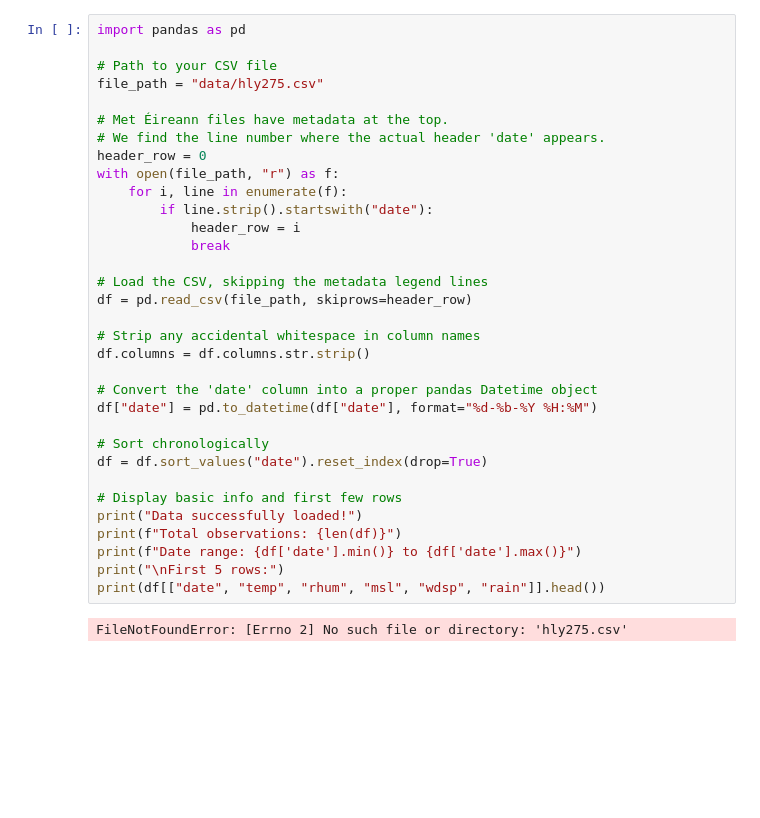
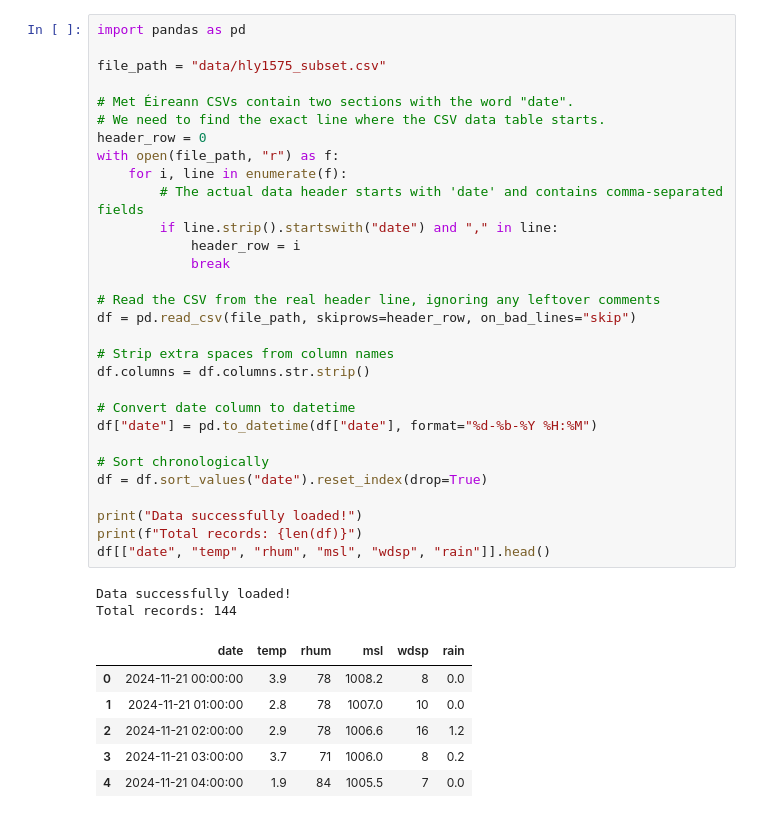
Before and after one commit to srajesh2712/pgr, a Jupyter notebook: ACM41070-Physical_Meteorology_Climate/code/analyse.ipynb, the cells around one changed output. Saved outputs shown, nothing was run; the diff lists cells and outputs as text; blank space fills up the shorter version.

```diff
--- a/ACM41070-Physical_Meteorology_Climate/code/analyse.ipynb
+++ b/ACM41070-Physical_Meteorology_Climate/code/analyse.ipynb
@@ -1,35 +1,39 @@
 # %%
 import pandas as pd
 
-# Path to your CSV file
-file_path = "data/hly275.csv"
+file_path = "data/hly1575_subset.csv"
 
-# Met Éireann files have metadata at the top.
-# We find the line number where the actual header 'date' appears.
+# Met Éireann CSVs contain two sections with the word "date".
+# We need to find the exact line where the CSV data table starts.
 header_row = 0
 with open(file_path, "r") as f:
     for i, line in enumerate(f):
-        if line.strip().startswith("date"):
+        # The actual data header starts with 'date' and contains comma-separated fields
+        if line.strip().startswith("date") and "," in line:
             header_row = i
             break
 
-# Load the CSV, skipping the metadata legend lines
-df = pd.read_csv(file_path, skiprows=header_row)
+# Read the CSV from the real header line, ignoring any leftover comments
+df = pd.read_csv(file_path, skiprows=header_row, on_bad_lines="skip")
 
-# Strip any accidental whitespace in column names
+# Strip extra spaces from column names
 df.columns = df.columns.str.strip()
 
-# Convert the 'date' column into a proper pandas Datetime object
+# Convert date column to datetime
 df["date"] = pd.to_datetime(df["date"], format="%d-%b-%Y %H:%M")
 
 # Sort chronologically
 df = df.sort_values("date").reset_index(drop=True)
 
-# Display basic info and first few rows
 print("Data successfully loaded!")
-print(f"Total observations: {len(df)}")
-print(f"Date range: {df['date'].min()} to {df['date'].max()}")
-print("\nFirst 5 rows:")
-print(df[["date", "temp", "rhum", "msl", "wdsp", "rain"]].head())
+print(f"Total records: {len(df)}")
+df[["date", "temp", "rhum", "msl", "wdsp", "rain"]].head()
 # %% [output]
-FileNotFoundError: [Errno 2] No such file or directory: 'hly275.csv'
+Data successfully loaded!
+Total records: 144
+|  | date | temp | rhum | msl | wdsp | rain |
+| 0 | 2024-11-21 00:00:00 | 3.9 | 78 | 1008.2 | 8 | 0.0 |
+| 1 | 2024-11-21 01:00:00 | 2.8 | 78 | 1007.0 | 10 | 0.0 |
+| 2 | 2024-11-21 02:00:00 | 2.9 | 78 | 1006.6 | 16 | 1.2 |
+| 3 | 2024-11-21 03:00:00 | 3.7 | 71 | 1006.0 | 8 | 0.2 |
+| 4 | 2024-11-21 04:00:00 | 1.9 | 84 | 1005.5 | 7 | 0.0 |
```
Also changed, not shown: parts of 5 cells of this notebook, 3 other files.
